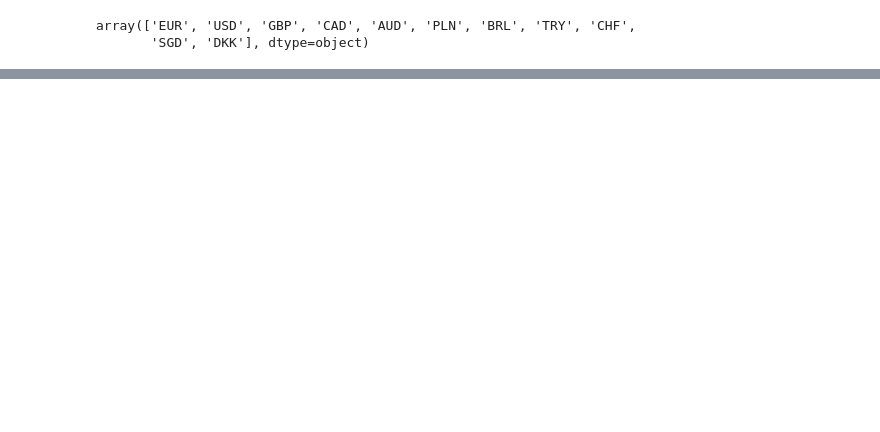
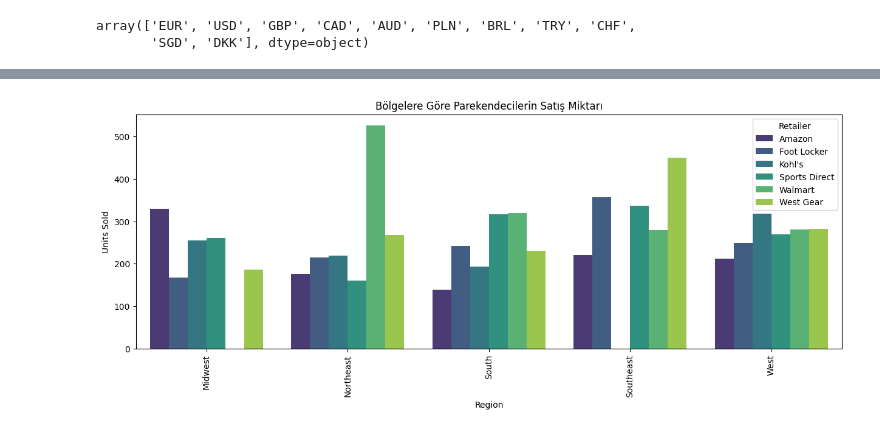
Before and after one commit to eda426/-gen-alan-hesaplama, a Jupyter notebook: verianalizive_yapayzekatümderslerim.ipynb, the cells around one changed output, grey strips where cells are left out. Saved outputs shown, nothing was run; the diff lists cells and outputs as text; code cells hidden in the pictures; blank space fills up the shorter version.

```diff
--- a/verianalizive_yapayzekatümderslerim.ipynb
+++ b/verianalizive_yapayzekatümderslerim.ipynb
@@ -1373,0 +1460,15 @@ df[(df["job_title"]=="Data Scientist") & (df["experience_level"]=="Senior")& (df
+# %%
+#Etiket isimlerini değiştirdik
+df = df.rename(columns = {"Unnamed: 1":"Retailer",
+                            "Unnamed: 2": "Retailer ID",
+                            "Unnamed: 3": "Invoice Date",
+                            "Unnamed: 4": "Region",
+                            "Unnamed: 5": "State",
+                            "Unnamed: 6": "City",
+                            "Unnamed: 7": "Product",
+                            "Unnamed: 8": "Price per Unit",
+                            "Unnamed: 9": "Units Sold",
+                            "Unnamed: 10": "Total Sales",
+                            "Unnamed: 11": "Operating Profit",
+                            "Unnamed: 12": "Operating Margin",
+                            "Unnamed: 13": "Sales Method" } )
@@ -1373,0 +1509,3 @@ df[(df["job_title"]=="Data Scientist") & (df["experience_level"]=="Senior")& (df
+# %%
+df=df.drop([0,1,2,3],axis=0)
+df.head(10)
@@ -1373,0 +1542,3 @@ df[(df["job_title"]=="Data Scientist") & (df["experience_level"]=="Senior")& (df
+# %%
+df=df.reset_index(drop=True)
+df
@@ -1373,0 +1611,3 @@ df[(df["job_title"]=="Data Scientist") & (df["experience_level"]=="Senior")& (df
+# %%
+x=df.groupby(["Retailer","Region"])[["Units Sold"]].mean().reset_index()
+x
@@ -1373,0 +1635,9 @@ df[(df["job_title"]=="Data Scientist") & (df["experience_level"]=="Senior")& (df
+# %%
+plt.figure(figsize=(15,5))
+sns.barplot(x="Region" ,y= "Units Sold",hue="Retailer" ,data=x ,palette="viridis")
+plt.xlabel("Region")
+plt.ylabel("Units Sold")
+plt.title("Bölgelere Göre Parekendecilerin Satış Miktarı")
+plt.xticks(rotation=90);
+# %% [output]
+[figure, added]
```
Also changed, not shown: parts of 27 cells of this notebook.
